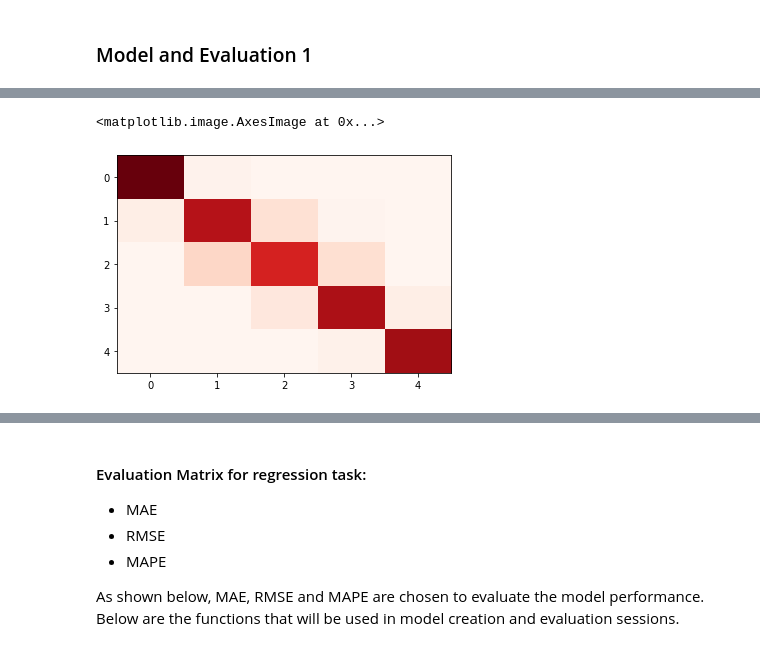
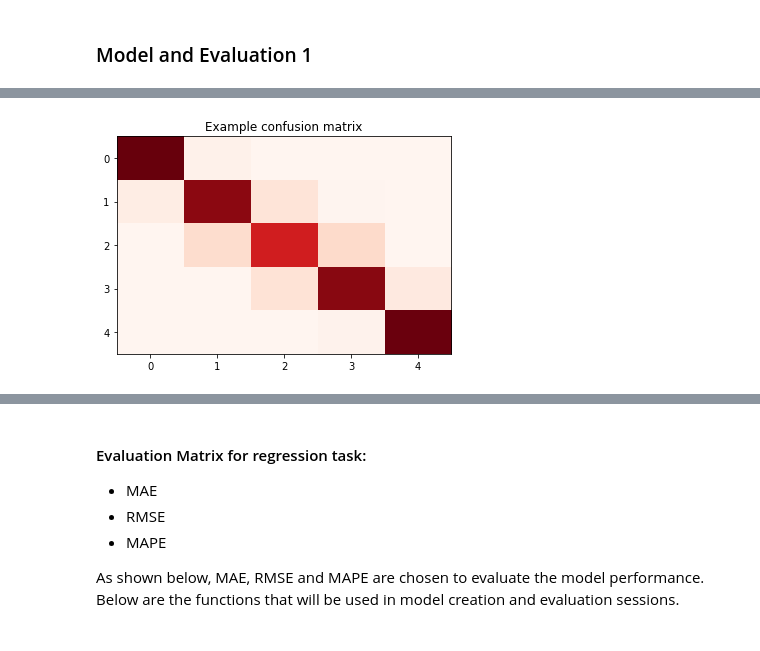
Before and after one commit to fredpoon/ds_7331_jyrf_eda, a Jupyter notebook: grp4_lab2_jyrf_final.ipynb, the cells around one changed output, grey strips where cells are left out. Saved outputs shown, nothing was run; the diff lists cells and outputs as text; code cells hidden in the pictures.

```diff
--- a/grp4_lab2_jyrf_final.ipynb
+++ b/grp4_lab2_jyrf_final.ipynb
@@ -841,11 +865,14 @@ plot_class_acc(y,yhat,title="Example")
 # %%
 # how about plotting a confusion matrix?
-cm = mt.confusion_matrix(y, yhat)
-plt.imshow(cm,cmap=plt.get_cmap('Reds'),aspect='auto')
-plt.grid(False)
+def plot_conf(y, yhat, title=''):
+    cm = mt.confusion_matrix(y, yhat)
+    plt.imshow(cm,cmap=plt.get_cmap('Reds'),aspect='auto')
+    plt.title(title)
+    plt.grid(False)
+
+plot_conf(y,yhat,title="Example confusion matrix")
 # %% [output]
-<matplotlib.image.AxesImage at 0x...>
-[figure, old version]
+[figure, new version]
 # %%
 # Probability Matrix
 yhat_score = clfsm.predict_proba(X_test)
```
Also changed, not shown: parts of 75 cells of this notebook.
